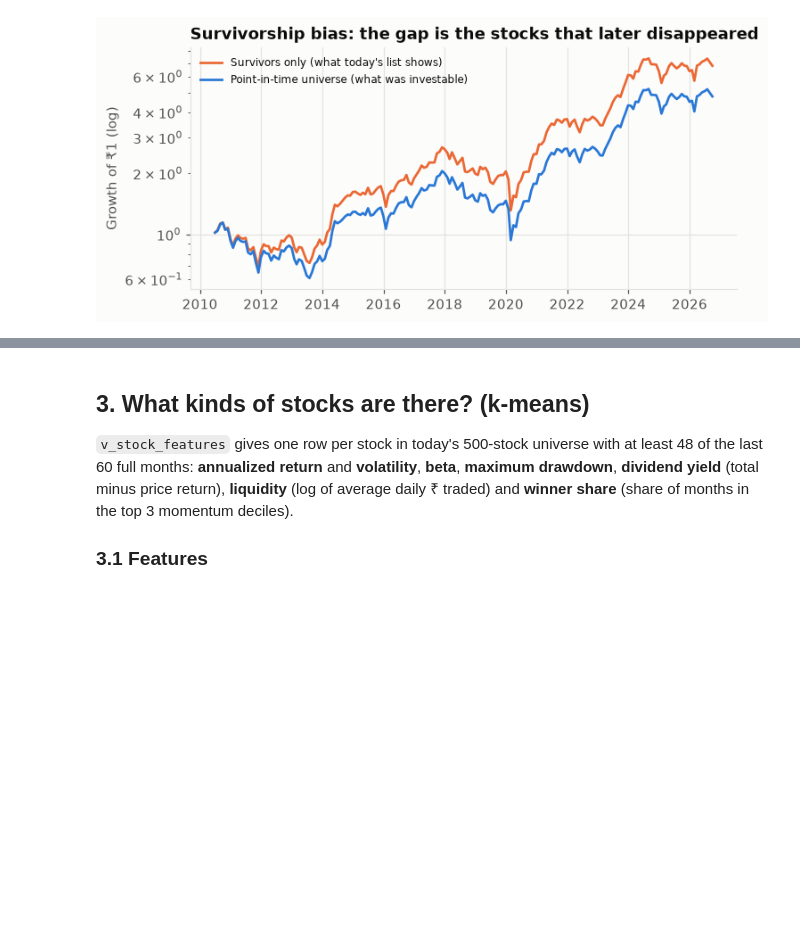
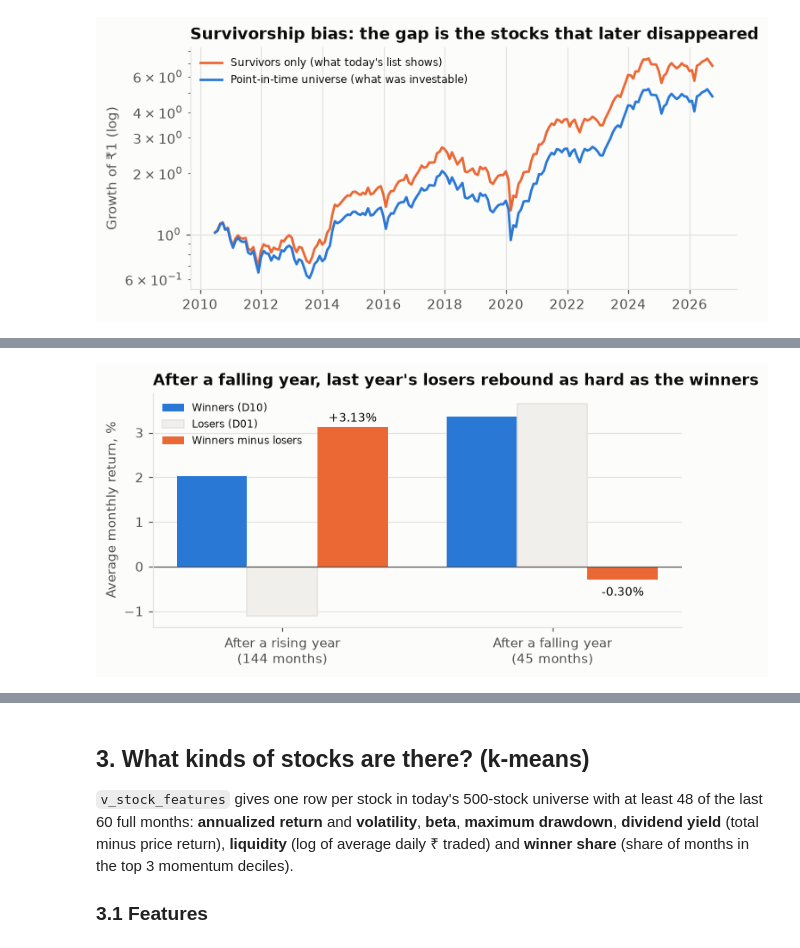
Before and after one commit to EktaSharma-github/niftyquant, a Jupyter notebook: analytics/niftyquant_kmeans.ipynb, the cells around one changed output, grey strips where cells are left out. Cells and saved outputs as stored; diff of their text form; code cells hidden in the pictures; blank space fills up the shorter version.

```diff
--- a/analytics/niftyquant_kmeans.ipynb
+++ b/analytics/niftyquant_kmeans.ipynb
@@ -404,0 +448,2 @@ rebuilt at every month-end from the prices known *that day*, with delisted stock
+# %%
+a7 = run_sql("A7"); a7
@@ -404,0 +455,16 @@ rebuilt at every month-end from the prices known *that day*, with delisted stock
+# %%
+d = a7.set_index("market_state").loc[["After a rising year", "After a falling year"]]
+fig, ax = plt.subplots(figsize=(7.2, 3.2))
+x = np.arange(2); w = 0.26
+ax.bar(x - w, d.winners_pct, w, color=BLUE, label="Winners (D10)")
+ax.bar(x, d.losers_pct, w, color=MID, edgecolor=GRID, label="Losers (D01)")
+ax.bar(x + w, d.wml_pct, w, color=ORANGE, label="Winners minus losers")
+for i, v in enumerate(d.wml_pct):
+    ax.annotate(f"{v:+.2f}%", (i + w, v), xytext=(0, 4 if v >= 0 else -12), textcoords="offset points", ha="center", fontsize=9, color=INK)
+ax.axhline(0, color=INK2, lw=0.8)
+ax.set_xticks(x, [f"{s}\n({n} months)" for s, n in zip(d.index, d.months)])
+ax.set_ylabel("Average monthly return, %"); ax.grid(axis="x", visible=False); ax.legend(frameon=False, fontsize=8)
+ax.set_title("After a falling year, last year's losers rebound as hard as the winners")
+save(fig, "12_market_state"); plt.show()
+# %% [output]
+[figure, added]
```
Also changed, not shown: parts of 23 cells of this notebook, 9 other files.
